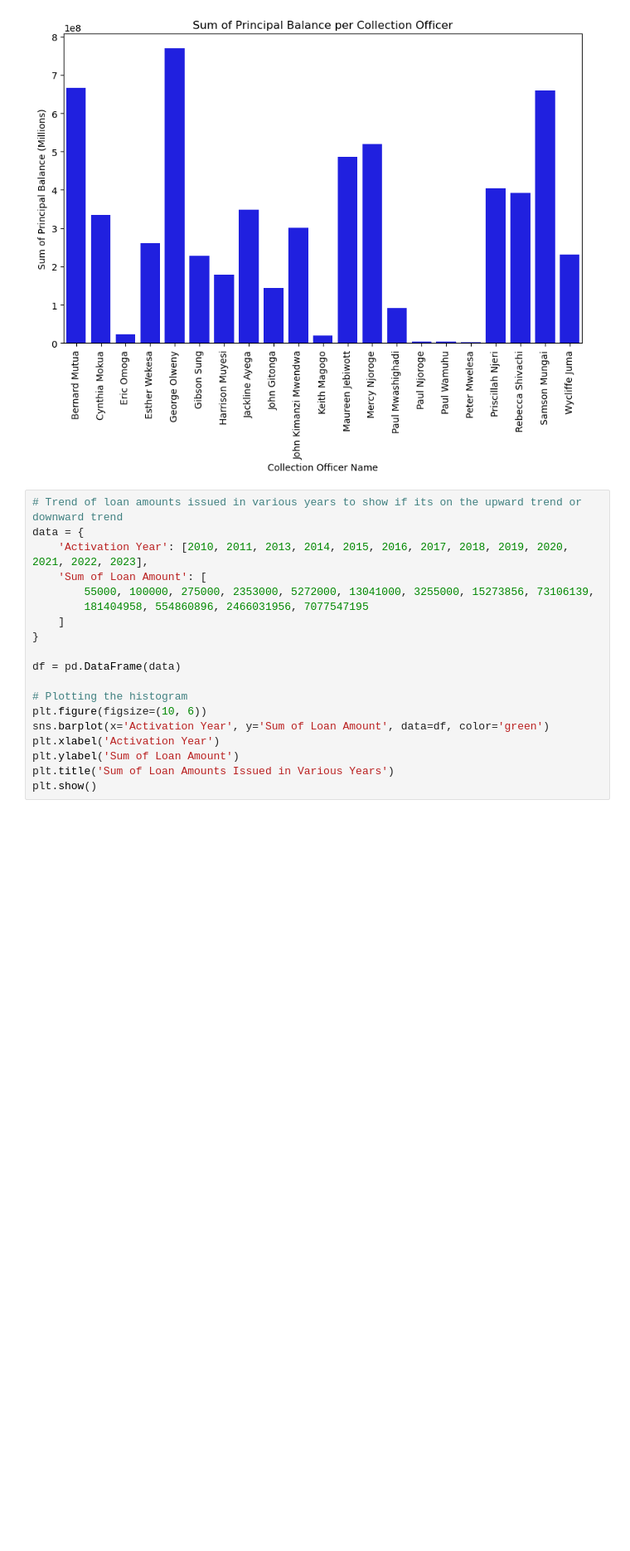
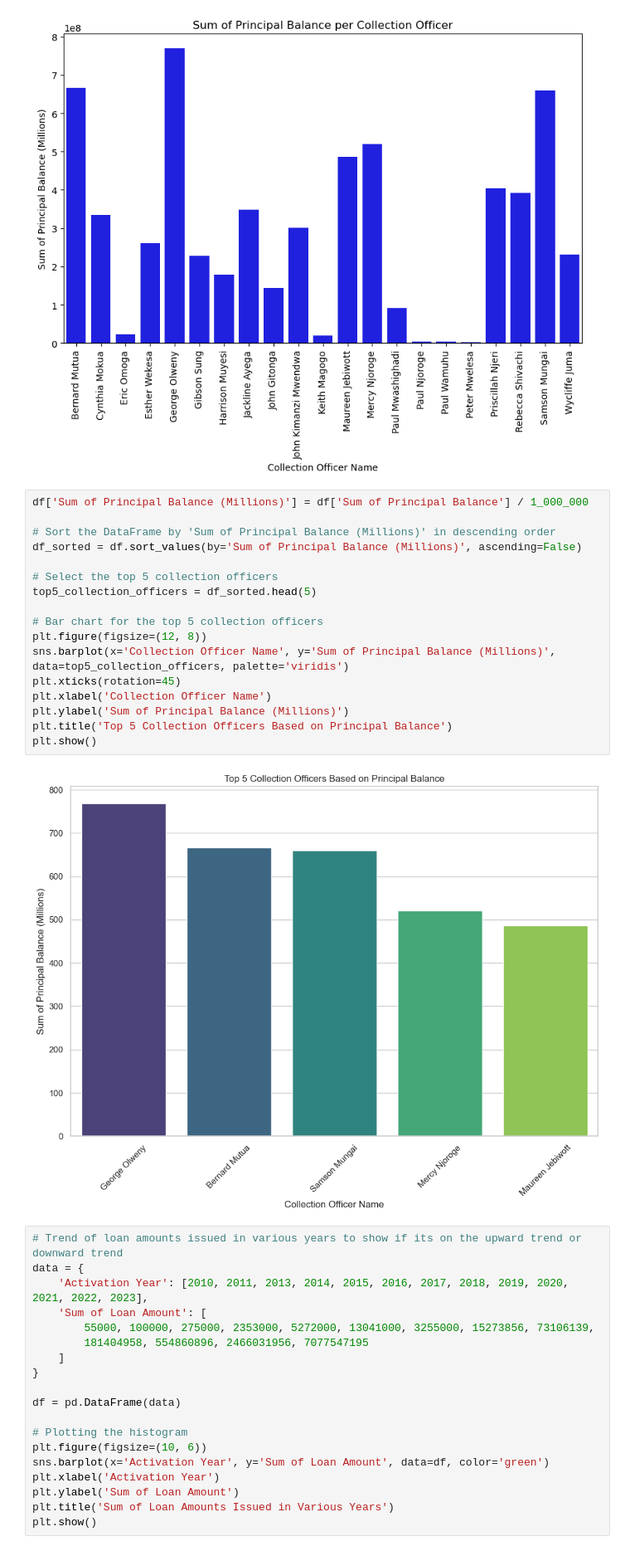
Before and after one commit to 1Wambugu/Final-project, a Jupyter notebook: analysis.ipynb, the cells around one changed output. Shown at 83% size. Drawn from its saved outputs; the diff is of its cells as text; blank space fills up the shorter version.

```diff
--- a/analysis.ipynb
+++ b/analysis.ipynb
@@ -144,6 +336,25 @@ plt.xticks(rotation=90)
 plt.show()
 # %% [output]
 [figure]
+# %%
+df['Sum of Principal Balance (Millions)'] = df['Sum of Principal Balance'] / 1_000_000
+
+# Sort the DataFrame by 'Sum of Principal Balance (Millions)' in descending order
+df_sorted = df.sort_values(by='Sum of Principal Balance (Millions)', ascending=False)
+
+# Select the top 5 collection officers
+top5_collection_officers = df_sorted.head(5)
+
+# Bar chart for the top 5 collection officers
+plt.figure(figsize=(12, 8))
+sns.barplot(x='Collection Officer Name', y='Sum of Principal Balance (Millions)', data=top5_collection_officers, palette='viridis')
+plt.xticks(rotation=45)
+plt.xlabel('Collection Officer Name')
+plt.ylabel('Sum of Principal Balance (Millions)')
+plt.title('Top 5 Collection Officers Based on Principal Balance')
+plt.show()
+# %% [output]
+[figure, added]
 # %%
 # Trend of loan amounts issued in various years to show if its on the upward trend or downward trend
 data = {
```
Also changed, not shown: parts of 8 cells of this notebook, 3 other files.
